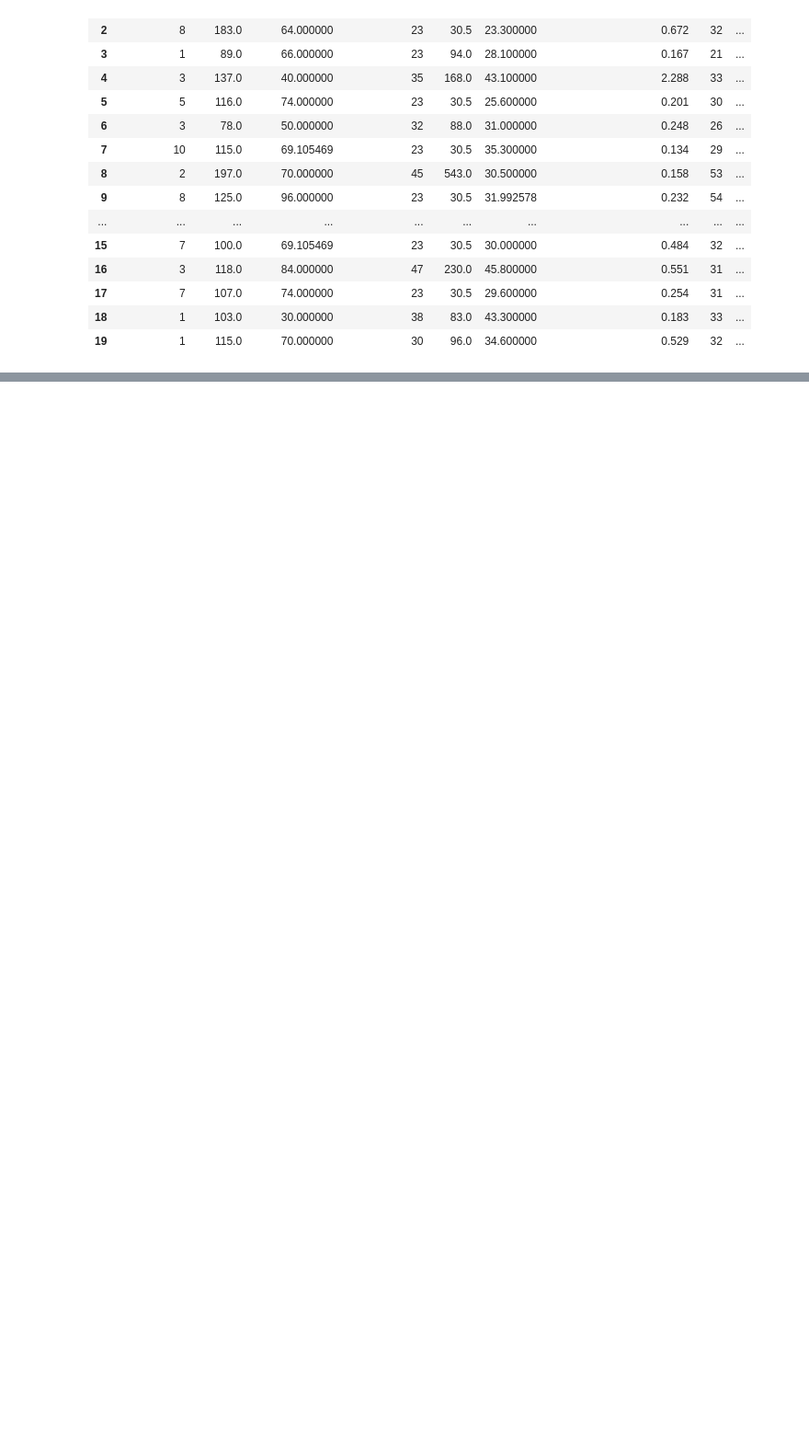
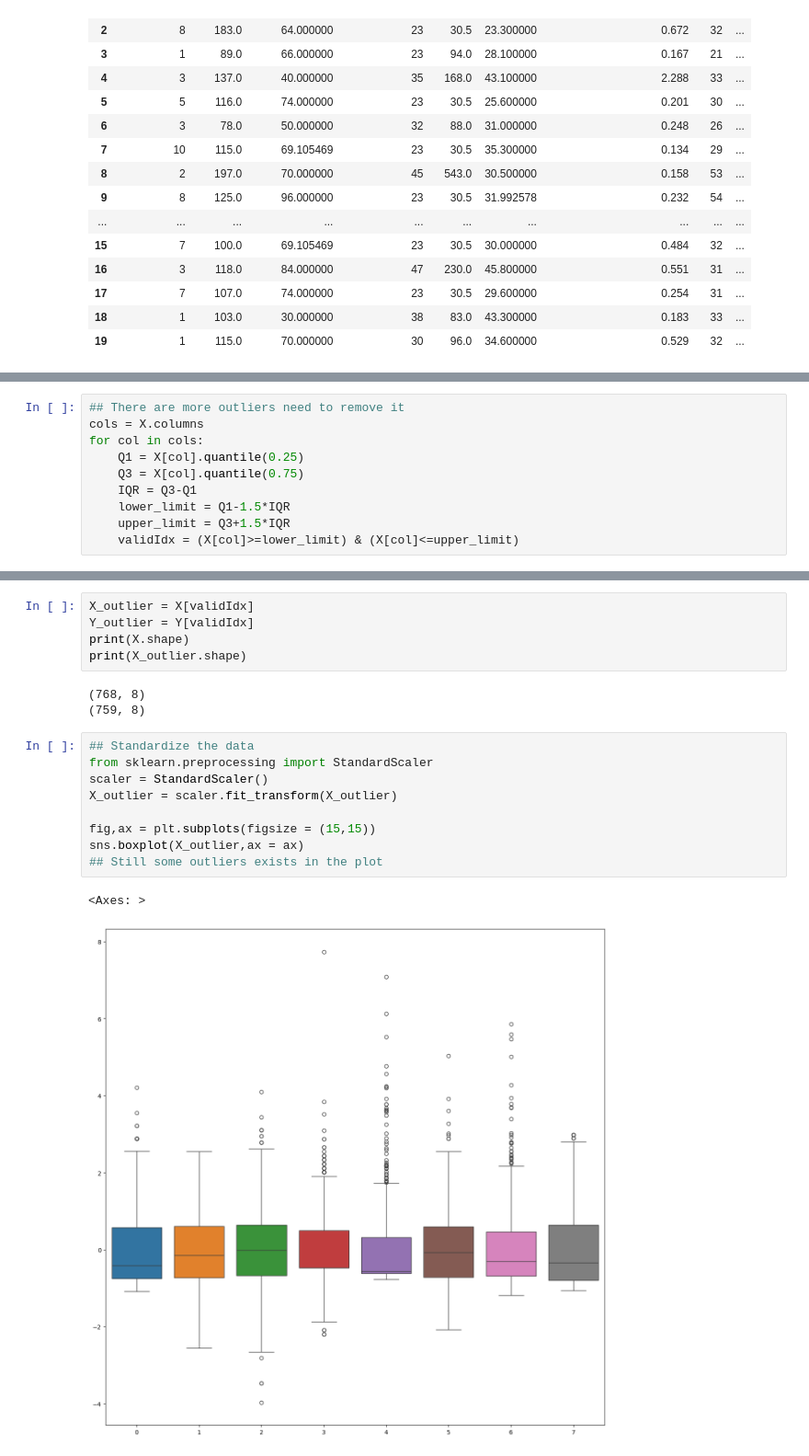
Before and after one commit to Priyabrata111/Predictive_Diabetes_Analysis, a Jupyter notebook: predictive_analysis_diabetes.ipynb, the cells around one changed output, grey strips where cells are left out. Shown at 92% size. Saved outputs shown, nothing was run; the diff lists cells and outputs as text; blank space fills up the shorter version.

Commit message:
remove some outliers using quantile

```diff
--- a/predictive_analysis_diabetes.ipynb
+++ b/predictive_analysis_diabetes.ipynb
@@ -151,0 +161,10 @@ dataset.head(20)
+# %%
+## There are more outliers need to remove it
+cols = X.columns
+for col in cols:
+    Q1 = X[col].quantile(0.25)
+    Q3 = X[col].quantile(0.75)
+    IQR = Q3-Q1
+    lower_limit = Q1-1.5*IQR
+    upper_limit = Q3+1.5*IQR
+    validIdx = (X[col]>=lower_limit) & (X[col]<=upper_limit)
@@ -151,0 +186,20 @@ dataset.head(20)
+# %%
+X_outlier = X[validIdx]
+Y_outlier = Y[validIdx]
+print(X.shape)
+print(X_outlier.shape)
+# %% [output]
+(768, 8)
+(759, 8)
+# %%
+## Standardize the data
+from sklearn.preprocessing import StandardScaler
+scaler = StandardScaler()
+X_outlier = scaler.fit_transform(X_outlier)
+
+fig,ax = plt.subplots(figsize = (15,15))
+sns.boxplot(X_outlier,ax = ax)
+## Still some outliers exists in the plot
+# %% [output]
+<Axes: >
+[figure, added]
```
Also changed, not shown: parts of 4 cells of this notebook.
